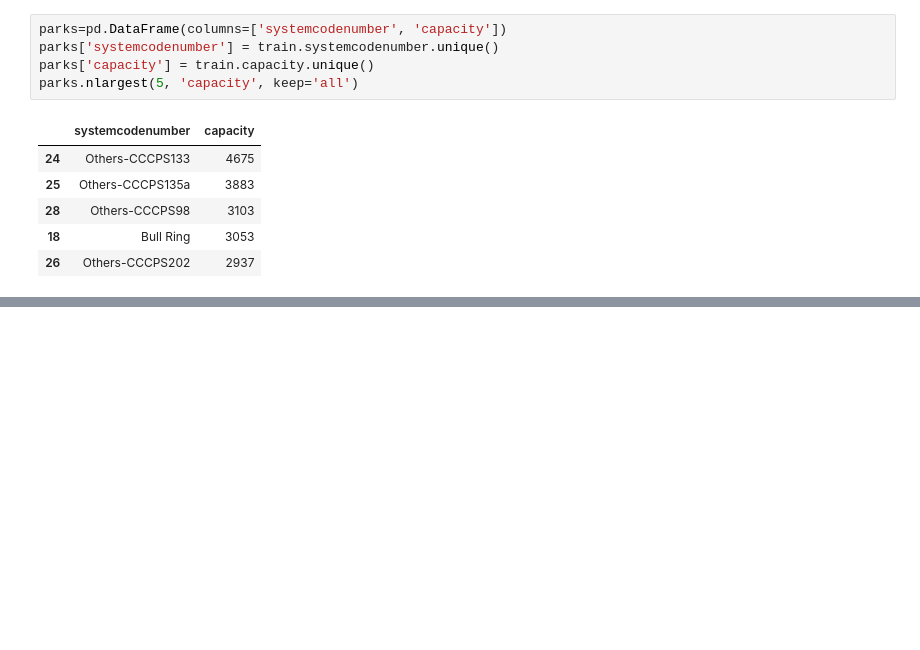
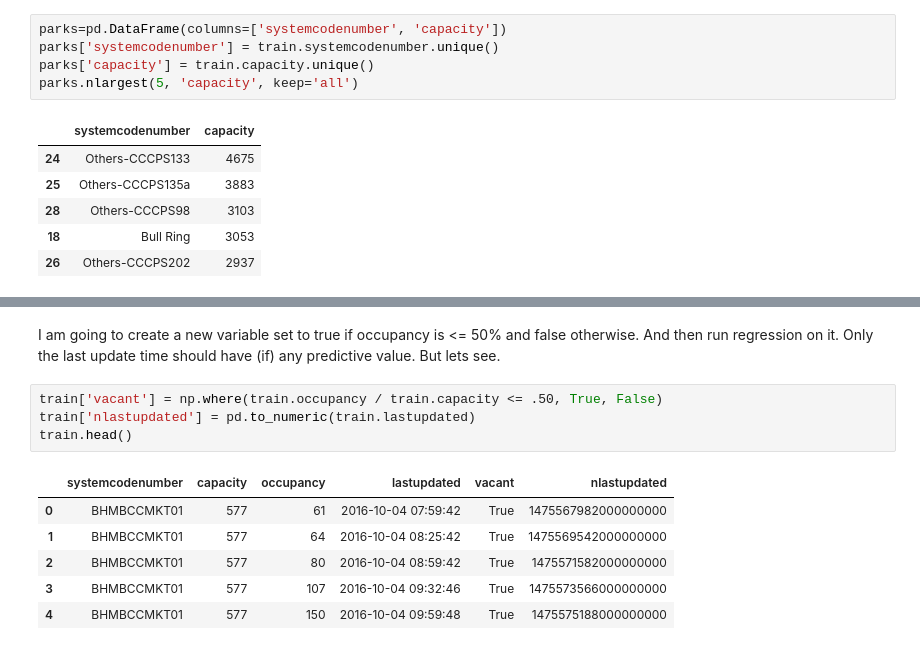
Before and after one commit to shobhitshah/parking-birmingham, a Jupyter notebook: scripts/parking-birmingham.ipynb, the cells around one changed output, grey strips where cells are left out. Drawn from its saved outputs; the diff is of its cells as text; blank space fills up the shorter version.

```diff
--- a/scripts/parking-birmingham.ipynb
+++ b/scripts/parking-birmingham.ipynb
@@ -92,0 +87,15 @@ lpdata=train[train['systemcodenumber'] == largestpark]
+# %% [markdown]
+I am going to create a new variable set to true if occupancy is <= 50% and false otherwise.
+And then run regression on it.
+Only the last update time should have (if) any predictive value.  But lets see.
+# %%
+train['vacant'] = np.where(train.occupancy / train.capacity <= .50, True, False)
+train['nlastupdated'] = pd.to_numeric(train.lastupdated)
+train.head()
+# %% [output]
+|  | systemcodenumber | capacity | occupancy | lastupdated | vacant | nlastupdated |
+| 0 | BHMBCCMKT01 | 577 | 61 | 2016-10-04 07:59:42 | True | 1475567982000000000 |
+| 1 | BHMBCCMKT01 | 577 | 64 | 2016-10-04 08:25:42 | True | 1475569542000000000 |
+| 2 | BHMBCCMKT01 | 577 | 80 | 2016-10-04 08:59:42 | True | 1475571582000000000 |
+| 3 | BHMBCCMKT01 | 577 | 107 | 2016-10-04 09:32:46 | True | 1475573566000000000 |
+| 4 | BHMBCCMKT01 | 577 | 150 | 2016-10-04 09:59:48 | True | 1475575188000000000 |
```
Also changed, not shown: parts of 9 cells of this notebook.
